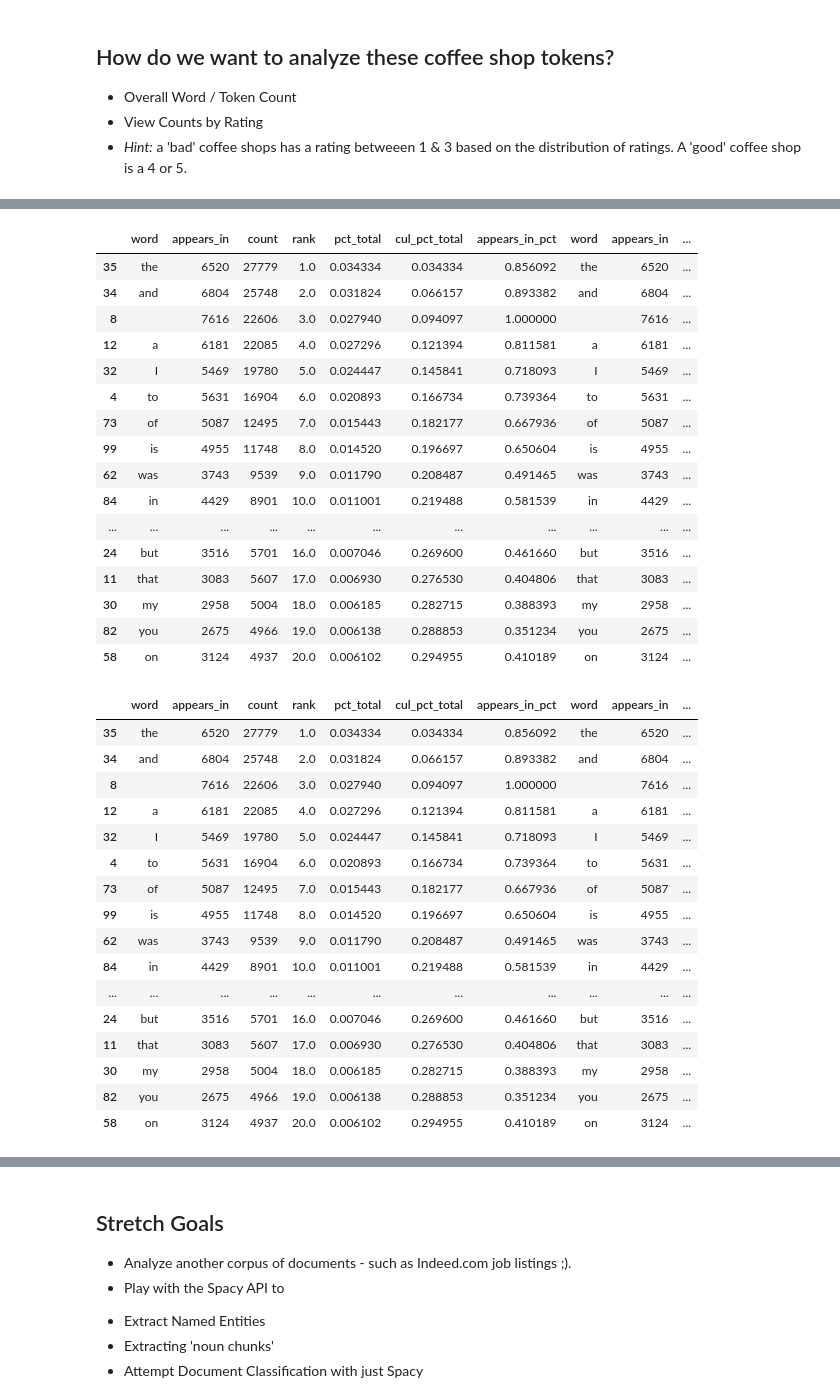
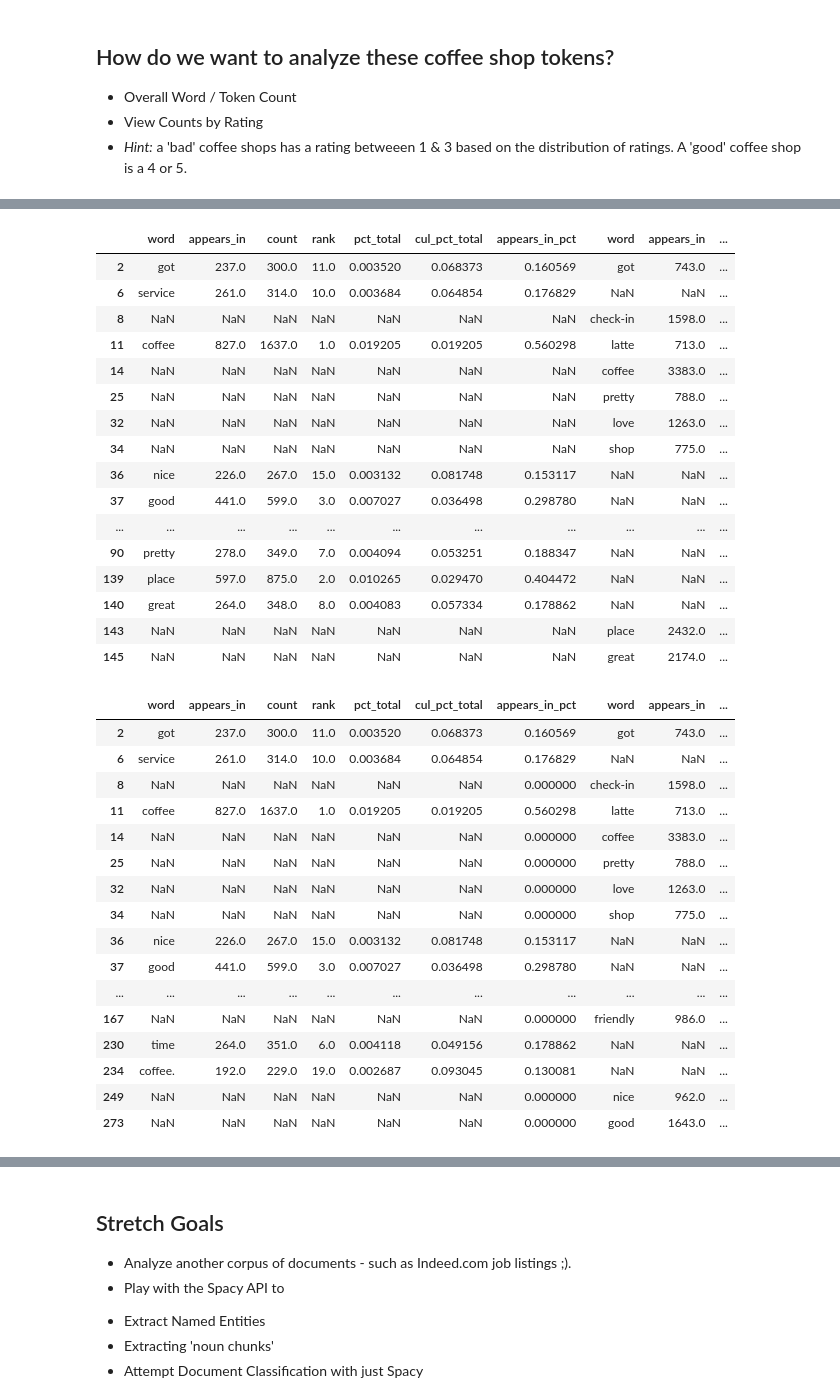
Before and after one commit to jberkow713/DS-Unit-4-Sprint-1-NLP, a Jupyter notebook: module1-text-data/LS_DS_411_Text_Data_Assignment.ipynb, the cells around one changed output, grey strips where cells are left out. Saved outputs shown, nothing was run; the diff lists cells and outputs as text; code cells hidden in the pictures.

```diff
--- a/module1-text-data/LS_DS_411_Text_Data_Assignment.ipynb
+++ b/module1-text-data/LS_DS_411_Text_Data_Assignment.ipynb
@@ -639,5 +419,7 @@ wcbad.head(20)
+# %%
+wc2.rename(columns={'appears_in_pct':'appears_in_pct_good'}, inplace=True)
 # %%
-wc_bad_top20 = wc[wc['rank'] <= 20]
+wc_bad_top20 = wc1[wc1['rank'] <= 20]
 
 squarify.plot(sizes=wc_bad_top20['pct_total'], label=wc_bad_top20['word'], alpha=.8 )
 plt.axis('off')
@@ -688,5 +429,5 @@ wcgood.head(20)
 # %%
-wc_good_top20 = wc[wc['rank'] <= 20]
+wc_good_top20 = wc2[wc2['rank'] <= 20]
 
 squarify.plot(sizes=wc_good_top20['pct_total'], label=wc_good_top20['word'], alpha=.8 )
 plt.axis('off')
@@ -696,2 +437,5 @@ plt.show()
 # %%
 # find difference in wcgood and wcbad counts
+
+wc3 = wc_bad_top20
+wc4 = wc_good_top20
@@ -719,45 +442,46 @@ wcgood2.head()
 # %%
-dfcombo= pd.concat([wcbad2, wcgood2], axis=1)
+dfcombo= pd.concat([wc3, wc4], axis=1)
 dfcombo.head(20)
 # %% [output]
 |  | word | appears_in | count | rank | pct_total | cul_pct_total | appears_in_pct | word | appears_in | ... |
-| 35 | the | 6520 | 27779 | 1.0 | 0.034334 | 0.034334 | 0.856092 | the | 6520 | ... |
-| 34 | and | 6804 | 25748 | 2.0 | 0.031824 | 0.066157 | 0.893382 | and | 6804 | ... |
-| 8 |  | 7616 | 22606 | 3.0 | 0.027940 | 0.094097 | 1.000000 |  | 7616 | ... |
-| 12 | a | 6181 | 22085 | 4.0 | 0.027296 | 0.121394 | 0.811581 | a | 6181 | ... |
-| 32 | I | 5469 | 19780 | 5.0 | 0.024447 | 0.145841 | 0.718093 | I | 5469 | ... |
-| 4 | to | 5631 | 16904 | 6.0 | 0.020893 | 0.166734 | 0.739364 | to | 5631 | ... |
-| 73 | of | 5087 | 12495 | 7.0 | 0.015443 | 0.182177 | 0.667936 | of | 5087 | ... |
-| 99 | is | 4955 | 11748 | 8.0 | 0.014520 | 0.196697 | 0.650604 | is | 4955 | ... |
-| 62 | was | 3743 | 9539 | 9.0 | 0.011790 | 0.208487 | 0.491465 | was | 3743 | ... |
-| 84 | in | 4429 | 8901 | 10.0 | 0.011001 | 0.219488 | 0.581539 | in | 4429 | ... |
+| 2 | got | 237.0 | 300.0 | 11.0 | 0.003520 | 0.068373 | 0.160569 | got | 743.0 | ... |
+| 6 | service | 261.0 | 314.0 | 10.0 | 0.003684 | 0.064854 | 0.176829 | NaN | NaN | ... |
+| 8 | NaN | NaN | NaN | NaN | NaN | NaN | NaN | check-in | 1598.0 | ... |
+| 11 | coffee | 827.0 | 1637.0 | 1.0 | 0.019205 | 0.019205 | 0.560298 | latte | 713.0 | ... |
+| 14 | NaN | NaN | NaN | NaN | NaN | NaN | NaN | coffee | 3383.0 | ... |
+| 25 | NaN | NaN | NaN | NaN | NaN | NaN | NaN | pretty | 788.0 | ... |
+| 32 | NaN | NaN | NaN | NaN | NaN | NaN | NaN | love | 1263.0 | ... |
+| 34 | NaN | NaN | NaN | NaN | NaN | NaN | NaN | shop | 775.0 | ... |
+| 36 | nice | 226.0 | 267.0 | 15.0 | 0.003132 | 0.081748 | 0.153117 | NaN | NaN | ... |
+| 37 | good | 441.0 | 599.0 | 3.0 | 0.007027 | 0.036498 | 0.298780 | NaN | NaN | ... |
 | ... | ... | ... | ... | ... | ... | ... | ... | ... | ... | ... |
-| 24 | but | 3516 | 5701 | 16.0 | 0.007046 | 0.269600 | 0.461660 | but | 3516 | ... |
-| 11 | that | 3083 | 5607 | 17.0 | 0.006930 | 0.276530 | 0.404806 | that | 3083 | ... |
-| 30 | my | 2958 | 5004 | 18.0 | 0.006185 | 0.282715 | 0.388393 | my | 2958 | ... |
-| 82 | you | 2675 | 4966 | 19.0 | 0.006138 | 0.288853 | 0.351234 | you | 2675 | ... |
-| 58 | on | 3124 | 4937 | 20.0 | 0.006102 | 0.294955 | 0.410189 | on | 3124 | ... |
+| 90 | pretty | 278.0 | 349.0 | 7.0 | 0.004094 | 0.053251 | 0.188347 | NaN | NaN | ... |
+| 139 | place | 597.0 | 875.0 | 2.0 | 0.010265 | 0.029470 | 0.404472 | NaN | NaN | ... |
+| 140 | great | 264.0 | 348.0 | 8.0 | 0.004083 | 0.057334 | 0.178862 | NaN | NaN | ... |
+| 143 | NaN | NaN | NaN | NaN | NaN | NaN | NaN | place | 2432.0 | ... |
+| 145 | NaN | NaN | NaN | NaN | NaN | NaN | NaN | great | 2174.0 | ... |
 # %%
 import pandas as pd
 import numpy as np
 
 dfcombo['appears_in_pct'] = dfcombo['appears_in_pct'].replace(np.nan, 0)
+dfcombo['appears_in_pct_good'] = dfcombo['appears_in_pct_good'].replace(np.nan, 0)
 dfcombo.head(25)
 # %% [output]
 |  | word | appears_in | count | rank | pct_total | cul_pct_total | appears_in_pct | word | appears_in | ... |
-| 35 | the | 6520 | 27779 | 1.0 | 0.034334 | 0.034334 | 0.856092 | the | 6520 | ... |
-| 34 | and | 6804 | 25748 | 2.0 | 0.031824 | 0.066157 | 0.893382 | and | 6804 | ... |
-| 8 |  | 7616 | 22606 | 3.0 | 0.027940 | 0.094097 | 1.000000 |  | 7616 | ... |
-| 12 | a | 6181 | 22085 | 4.0 | 0.027296 | 0.121394 | 0.811581 | a | 6181 | ... |
-| 32 | I | 5469 | 19780 | 5.0 | 0.024447 | 0.145841 | 0.718093 | I | 5469 | ... |
-| 4 | to | 5631 | 16904 | 6.0 | 0.020893 | 0.166734 | 0.739364 | to | 5631 | ... |
-| 73 | of | 5087 | 12495 | 7.0 | 0.015443 | 0.182177 | 0.667936 | of | 5087 | ... |
-| 99 | is | 4955 | 11748 | 8.0 | 0.014520 | 0.196697 | 0.650604 | is | 4955 | ... |
-| 62 | was | 3743 | 9539 | 9.0 | 0.011790 | 0.208487 | 0.491465 | was | 3743 | ... |
-| 84 | in | 4429 | 8901 | 10.0 | 0.011001 | 0.219488 | 0.581539 | in | 4429 | ... |
+| 2 | got | 237.0 | 300.0 | 11.0 | 0.003520 | 0.068373 | 0.160569 | got | 743.0 | ... |
+| 6 | service | 261.0 | 314.0 | 10.0 | 0.003684 | 0.064854 | 0.176829 | NaN | NaN | ... |
+| 8 | NaN | NaN | NaN | NaN | NaN | NaN | 0.000000 | check-in | 1598.0 | ... |
+| 11 | coffee | 827.0 | 1637.0 | 1.0 | 0.019205 | 0.019205 | 0.560298 | latte | 713.0 | ... |
+| 14 | NaN | NaN | NaN | NaN | NaN | NaN | 0.000000 | coffee | 3383.0 | ... |
+| 25 | NaN | NaN | NaN | NaN | NaN | NaN | 0.000000 | pretty | 788.0 | ... |
+| 32 | NaN | NaN | NaN | NaN | NaN | NaN | 0.000000 | love | 1263.0 | ... |
+| 34 | NaN | NaN | NaN | NaN | NaN | NaN | 0.000000 | shop | 775.0 | ... |
+| 36 | nice | 226.0 | 267.0 | 15.0 | 0.003132 | 0.081748 | 0.153117 | NaN | NaN | ... |
+| 37 | good | 441.0 | 599.0 | 3.0 | 0.007027 | 0.036498 | 0.298780 | NaN | NaN | ... |
 | ... | ... | ... | ... | ... | ... | ... | ... | ... | ... | ... |
-| 24 | but | 3516 | 5701 | 16.0 | 0.007046 | 0.269600 | 0.461660 | but | 3516 | ... |
-| 11 | that | 3083 | 5607 | 17.0 | 0.006930 | 0.276530 | 0.404806 | that | 3083 | ... |
-| 30 | my | 2958 | 5004 | 18.0 | 0.006185 | 0.282715 | 0.388393 | my | 2958 | ... |
-| 82 | you | 2675 | 4966 | 19.0 | 0.006138 | 0.288853 | 0.351234 | you | 2675 | ... |
-| 58 | on | 3124 | 4937 | 20.0 | 0.006102 | 0.294955 | 0.410189 | on | 3124 | ... |
+| 167 | NaN | NaN | NaN | NaN | NaN | NaN | 0.000000 | friendly | 986.0 | ... |
+| 230 | time | 264.0 | 351.0 | 6.0 | 0.004118 | 0.049156 | 0.178862 | NaN | NaN | ... |
+| 234 | coffee. | 192.0 | 229.0 | 19.0 | 0.002687 | 0.093045 | 0.130081 | NaN | NaN | ... |
+| 249 | NaN | NaN | NaN | NaN | NaN | NaN | 0.000000 | nice | 962.0 | ... |
+| 273 | NaN | NaN | NaN | NaN | NaN | NaN | 0.000000 | good | 1643.0 | ... |
```
Also changed, not shown: parts of 64 cells of this notebook.
